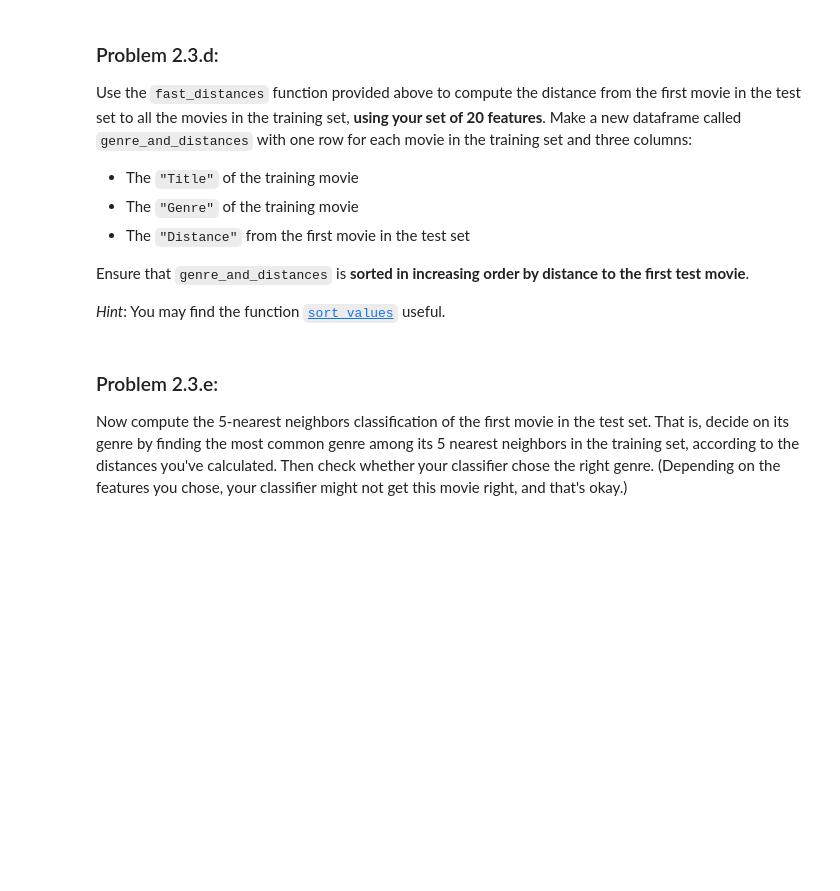
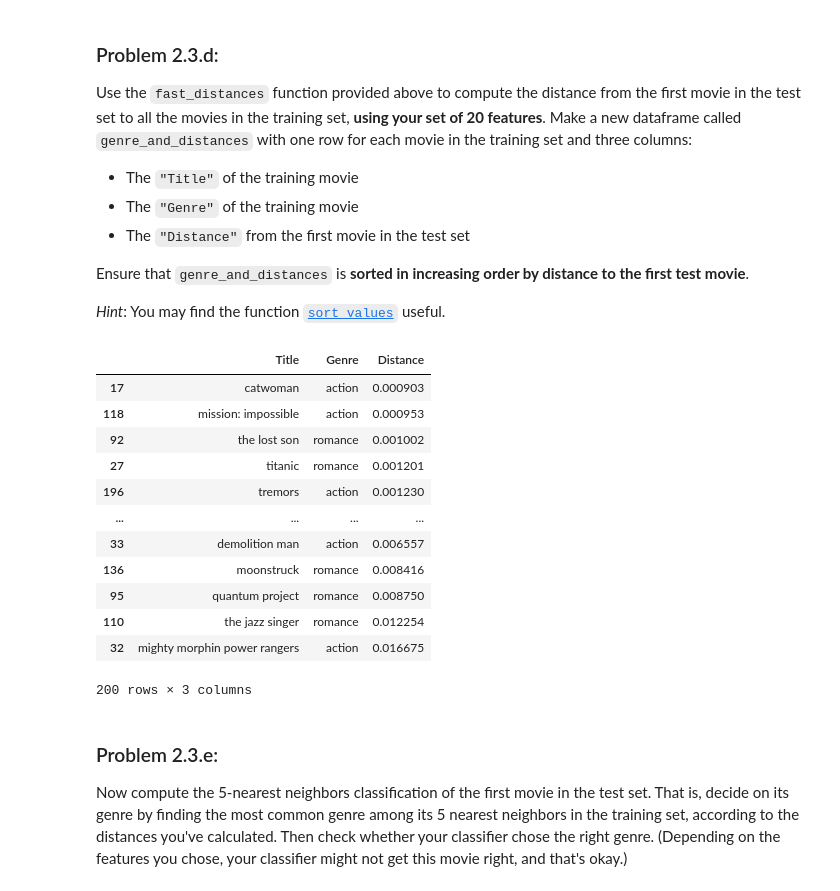
Before and after one commit to tonywhelan6/pokka, a Jupyter notebook: assignments/assn1/assn1.ipynb, the cells around one changed output. Cells and saved outputs as stored; diff of their text form; code cells hidden in the pictures; blank space fills up the shorter version.

```diff
--- a/assignments/assn1/assn1.ipynb
+++ b/assignments/assn1/assn1.ipynb
@@ -536,7 +682,10 @@ You might want to come back to this question later to improve your list, once yo
 # %%
 # Set my_20_features to a list of 20 features (strings that are column labels)
 
-my_20_features = []
+my_20_features = [
+    "emerg", "system", "case", "power", "hide", "shot", "danger", "cop", "shield", "war", "command",
+    "nice", "wife", "happi", "coupl", "home", "marri", "date", "beauti", "care", "miss"]
+
 
 train_20 = train_movies[my_20_features]
 test_20 = test_movies[my_20_features]
@@ -589,3 +755,22 @@ genre_and_distances
+# %%
+genre_and_distances = train_movies[["Title", "Genre"]].copy()
+genre_and_distances["Distance"] = fast_distances(test_20.iloc[0], train_20)
+genre_and_distances = genre_and_distances.sort_values("Distance")
+genre_and_distances
+# %% [output]
+|  | Title | Genre | Distance |
+| 17 | catwoman | action | 0.000903 |
+| 118 | mission: impossible | action | 0.000953 |
+| 92 | the lost son | romance | 0.001002 |
+| 27 | titanic | romance | 0.001201 |
+| 196 | tremors | action | 0.001230 |
+| ... | ... | ... | ... |
+| 33 | demolition man | action | 0.006557 |
+| 136 | moonstruck | romance | 0.008416 |
+| 95 | quantum project | romance | 0.008750 |
+| 110 | the jazz singer | romance | 0.012254 |
+| 32 | mighty morphin power rangers | action | 0.016675 |
+200 rows × 3 columns
 # %% [markdown]
 ### Problem 2.3.e:
 
```
Also changed, not shown: parts of 50 cells of this notebook.
